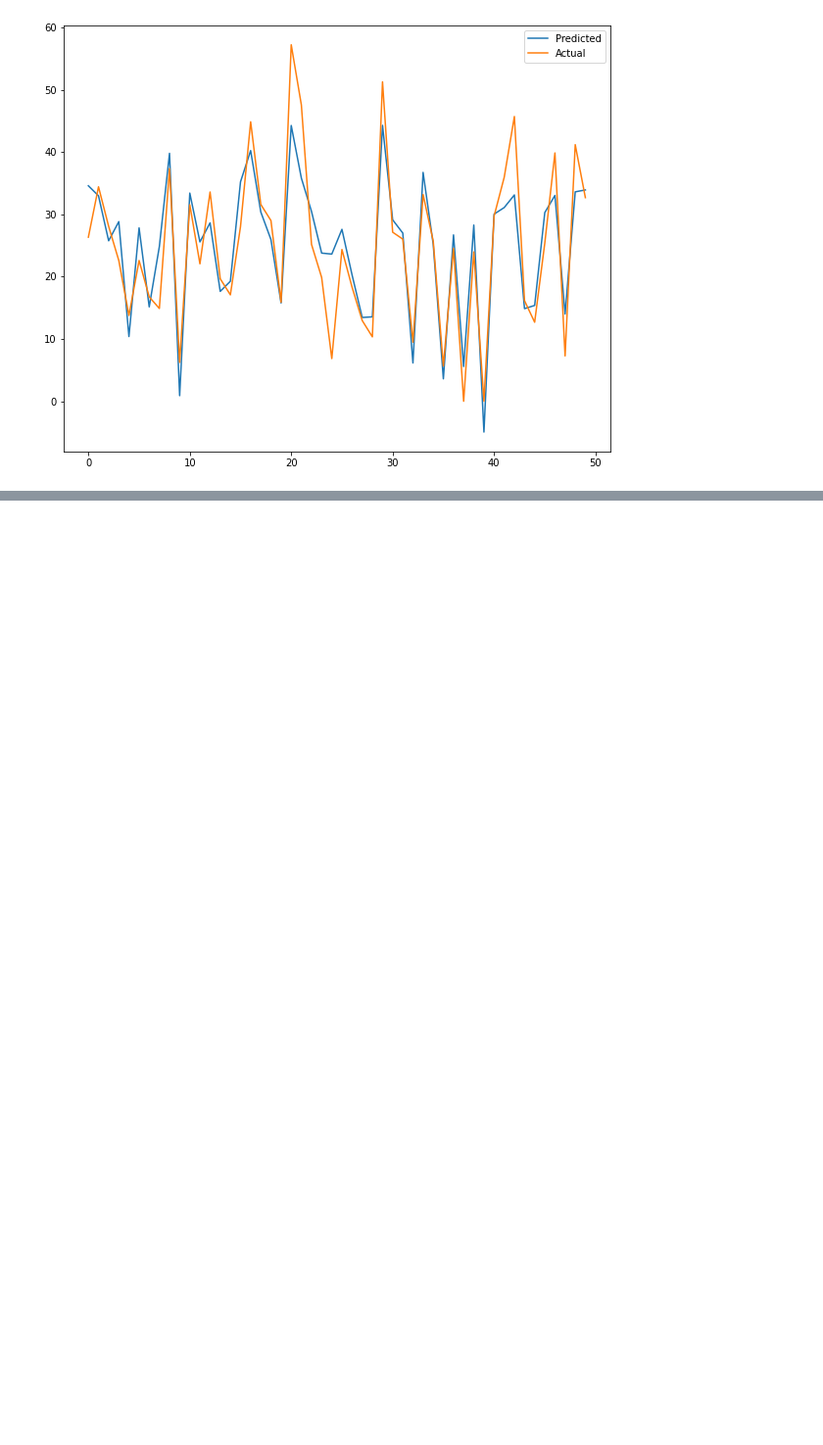
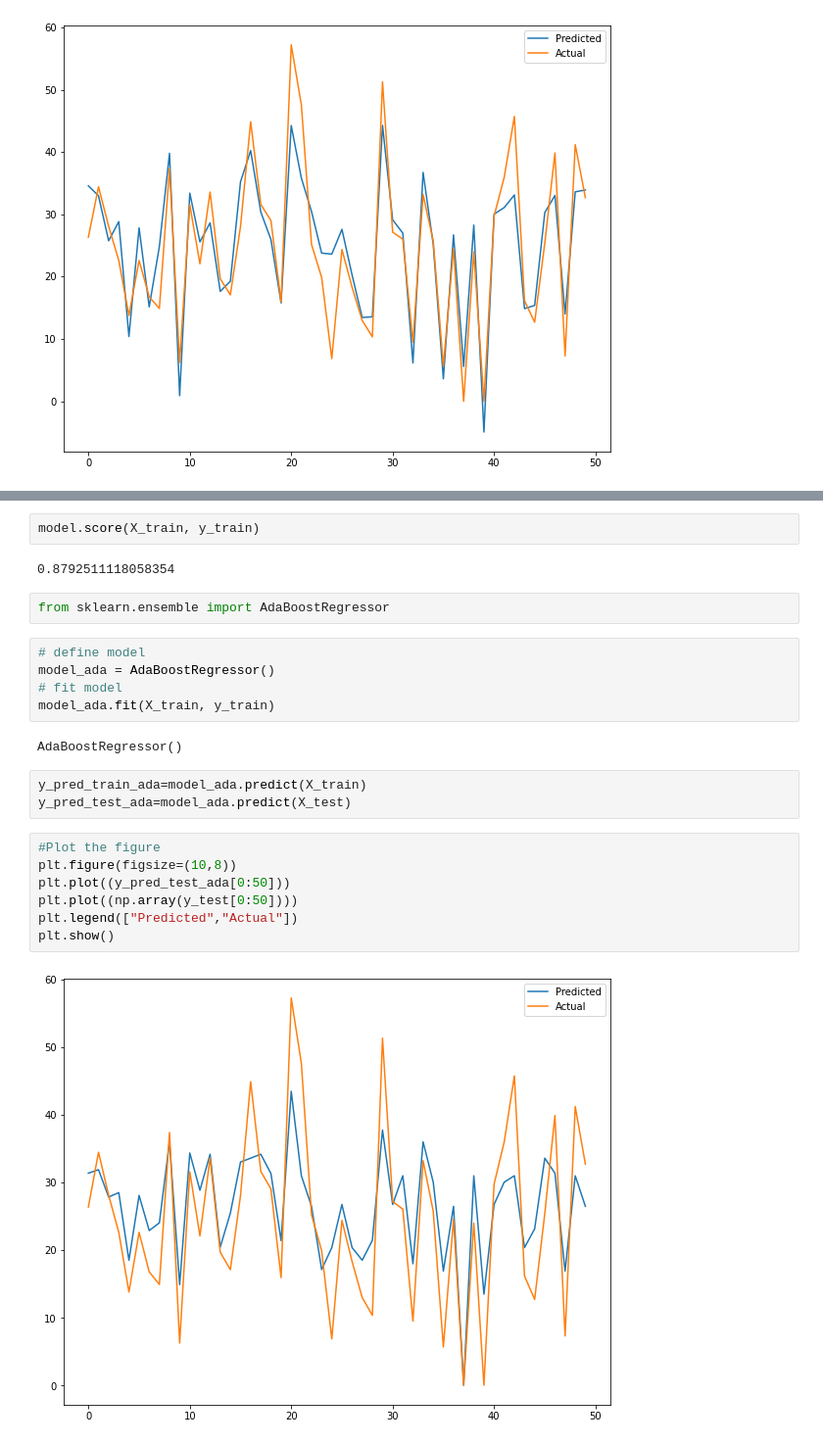
Before and after one commit to ajinkyajumde/SeoulBikeData, a Jupyter notebook: Bike_Sharing_Demand.ipynb, the cells around one changed output, grey strips where cells are left out. Shown at 98% size. Cells and saved outputs as stored; diff of their text form; blank space fills up the shorter version.

```diff
--- a/Bike_Sharing_Demand.ipynb
+++ b/Bike_Sharing_Demand.ipynb
@@ -680,0 +703,25 @@ plt.show()
+# %%
+model.score(X_train, y_train)
+# %% [output]
+0.8792511118058354
+# %%
+from sklearn.ensemble import AdaBoostRegressor
+# %%
+# define model
+model_ada = AdaBoostRegressor()
+# fit model
+model_ada.fit(X_train, y_train)
+# %% [output]
+AdaBoostRegressor()
+# %%
+y_pred_train_ada=model_ada.predict(X_train)
+y_pred_test_ada=model_ada.predict(X_test)
+# %%
+#Plot the figure
+plt.figure(figsize=(10,8))
+plt.plot((y_pred_test_ada[0:50]))
+plt.plot((np.array(y_test[0:50])))
+plt.legend(["Predicted","Actual"])
+plt.show()
+# %% [output]
+[figure, added]
```
Also changed, not shown: parts of 13 cells of this notebook.
